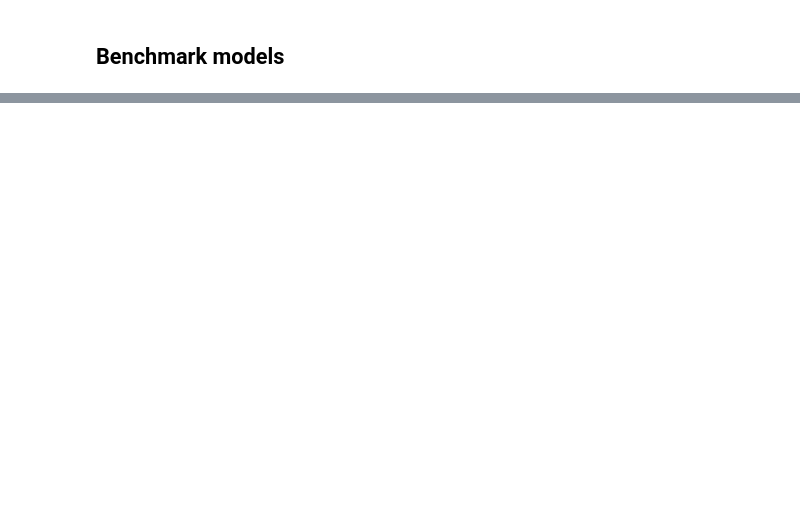
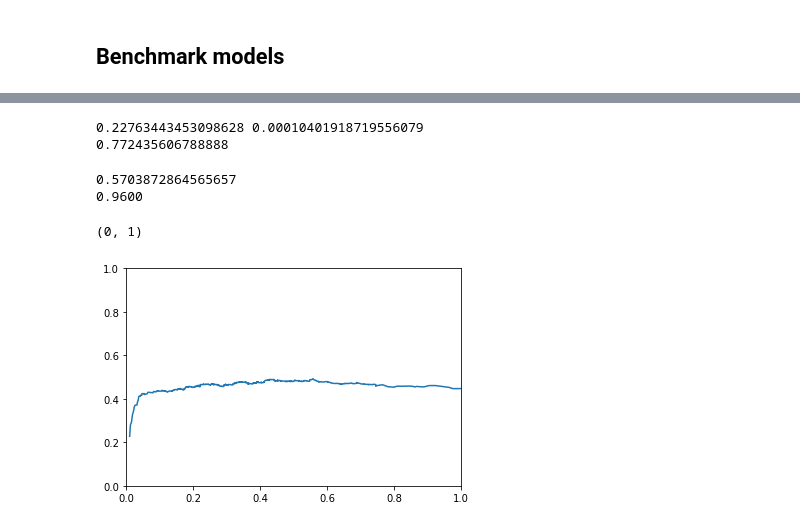
Before and after one commit to FredrikMeisingseth/DeepTrack, a Jupyter notebook: DeepTrack 1.0/BenchmarkingDavid.ipynb, the cells around one changed output, grey strips where cells are left out. Saved outputs shown, nothing was run; the diff lists cells and outputs as text; code cells hidden in the pictures; blank space fills up the shorter version.

```diff
--- a/DeepTrack 1.0/BenchmarkingDavid.ipynb
+++ b/DeepTrack 1.0/BenchmarkingDavid.ipynb
@@ -248,0 +382,26 @@ Time taken for batch generation of size 10: 0.12765908241271973 s.
+# %%
+P,N,TP,FP,TN,FN = operating_characteristics
+TPR = TP/P
+FPR = FP/N
+print(TP/P, FP/N)
+print(benchmark.distance_from_upper_left_corner_ROC(operating_characteristics))
+# %% [output]
+0.22763443453098628 0.00010401918719556079
+0.772435606788888
+# %%
+weight = 100
+distances = [((1-TPR)**2 + (FPR*weight)**2)**(0.5) for TPR, FPR in zip(TPRs,FPRs)]
+print(min(distances))
+print("%.4f" % cutoffs[distances.index(min(distances))])
+# %% [output]
+0.5703872864565657
+0.9600
+# %%
+
+plt.show()
+plt.plot([weight*x for x in FPRs], TPRs)
+plt.xlim(0, 1)
+plt.ylim(0, 1)
+# %% [output]
+(0, 1)
+[figure, added]
```
Also changed, not shown: parts of 16 cells of this notebook, 1 other file.
